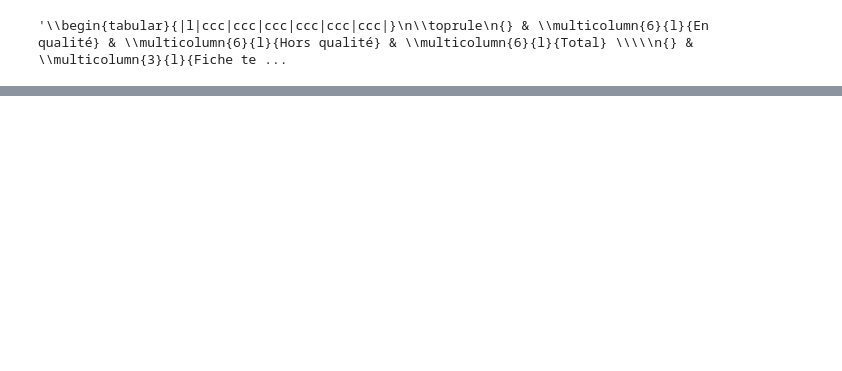
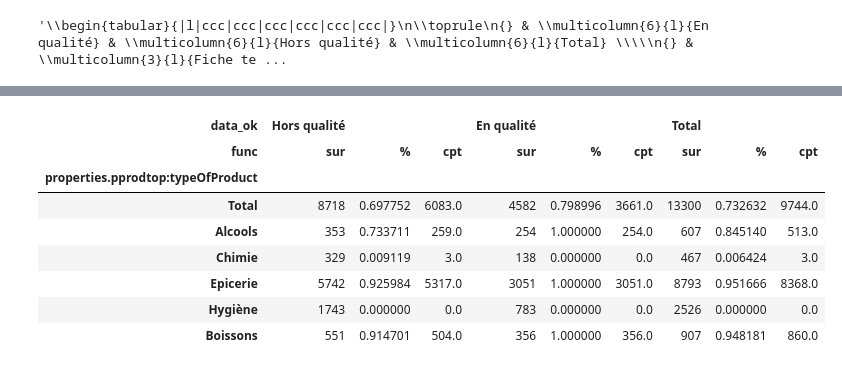
Before and after one commit to UltraDiuve/PIM-Recognizer, a Jupyter notebook: report/notebooks/Analyse donnees du PIM.ipynb, the cells around one changed output, grey strips where cells are left out. Cells and saved outputs as stored; diff of their text form; code cells hidden in the pictures; blank space fills up the shorter version.

```diff
--- a/report/notebooks/Analyse donnees du PIM.ipynb
+++ b/report/notebooks/Analyse donnees du PIM.ipynb
@@ -861,0 +898,65 @@ report_df4.rename({'has_supplierdatasheet': 'Fiche technique',
+# %%
+### WARNING !!! This tex export requires some manual adjustments to have
+### multiindex headers centered !!!
+
+(
+report_df4.rename({'has_supplierdatasheet': 'Fiche technique',
+                   'has_supplierlabel': 'Etiquette',
+                   True: 'En qualité',
+                   False: 'Hors qualité',
+                   'All': 'Total',
+                   'sum': 'cpt',
+                   'count': 'sur',
+                   'percent': '%',
+                  }, axis=1)
+          .rename({'grocery': 'Epicerie',
+                   'nonAlcoholicDrink': 'Boissons',
+                   'alcoholicDrink': 'Alcools',
+                   'hygiene': 'Hygiène',
+                   'chemistry': 'Chimie',
+                   'All': 'Total'})
+          .to_latex(
+                    #Path('..') / 'tbls' / 'ingredients_counts.tex',
+                    column_format='|l|ccc|ccc|ccc|',
+                    bold_rows=True,
+                    index_names=False,
+                    formatters=[lambda x: str(int(x)),
+                                lambda x: str(int(x)),
+                                lambda x: f'{int(x * 100):d}%',
+                                lambda x: str(int(x)),
+                                lambda x: str(int(x)),
+                                lambda x: f'{int(x * 100):d}%',
+                                lambda x: str(int(x)),
+                                lambda x: str(int(x)),
+                                lambda x: f'{int(x * 100):d}%',
+                               ]
+                   )
+)
+
+(
+report_df3.rename({'has_supplierdatasheet': 'Fiche technique',
+                   'has_supplierlabel': 'Etiquette',
+                   True: 'En qualité',
+                   False: 'Hors qualité',
+                   'All': 'Total',
+                   'sum': 'cpt',
+                   'count': 'sur',
+                   'percent': '%',
+                  }, axis=1)
+          .rename({'grocery': 'Epicerie',
+                   'nonAlcoholicDrink': 'Boissons',
+                   'alcoholicDrink': 'Alcools',
+                   'hygiene': 'Hygiène',
+                   'chemistry': 'Chimie',
+                   'All': 'Total'})
+)
+# %% [output]
+| data_ok | Hors qualité |  |  | En qualité |  |  | Total |  |  |
+| func | sur | % | cpt | sur | % | cpt | sur | % | cpt |
+| properties.pprodtop:typeOfProduct |  |  |  |  |  |  |  |  |  |
+| Total | 8718 | 0.697752 | 6083.0 | 4582 | 0.798996 | 3661.0 | 13300 | 0.732632 | 9744.0 |
+| Alcools | 353 | 0.733711 | 259.0 | 254 | 1.000000 | 254.0 | 607 | 0.845140 | 513.0 |
+| Chimie | 329 | 0.009119 | 3.0 | 138 | 0.000000 | 0.0 | 467 | 0.006424 | 3.0 |
+| Epicerie | 5742 | 0.925984 | 5317.0 | 3051 | 1.000000 | 3051.0 | 8793 | 0.951666 | 8368.0 |
+| Hygiène | 1743 | 0.000000 | 0.0 | 783 | 0.000000 | 0.0 | 2526 | 0.000000 | 0.0 |
+| Boissons | 551 | 0.914701 | 504.0 | 356 | 1.000000 | 356.0 | 907 | 0.948181 | 860.0 |
```
Also changed, not shown: parts of 3 cells of this notebook, 1 other file.
